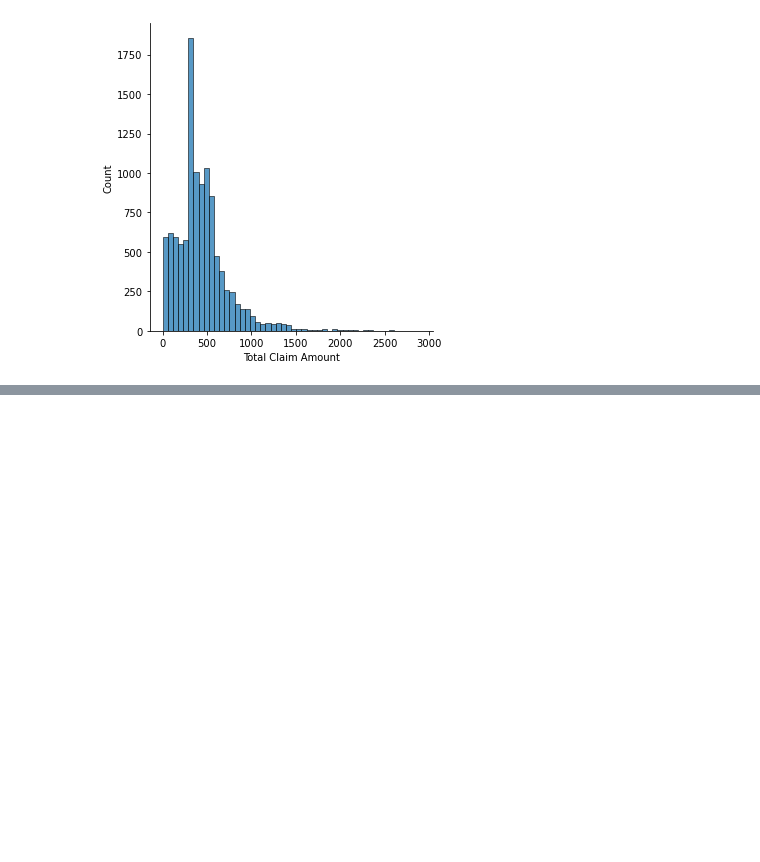
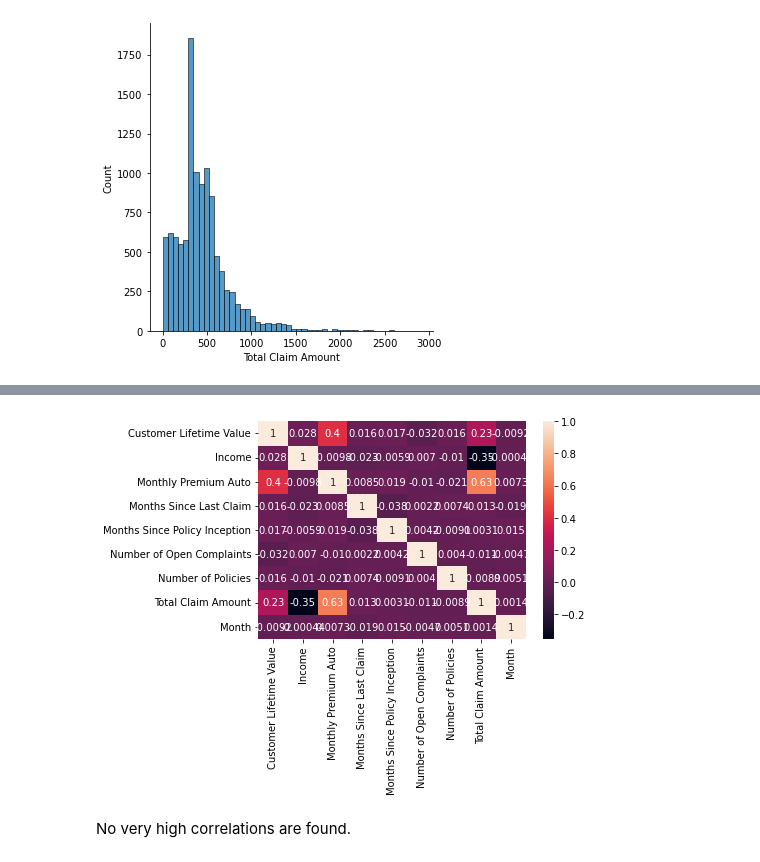
Before and after one commit to DaLahrmann/lab-customer-analysis-round-2, a Jupyter notebook: Round2_2.ipynb, the cells around one changed output, grey strips where cells are left out. Saved outputs shown, nothing was run; the diff lists cells and outputs as text; code cells hidden in the pictures; blank space fills up the shorter version.

```diff
--- a/Round2_2.ipynb
+++ b/Round2_2.ipynb
@@ -75,0 +102,8 @@ plt.show()
+# %%
+correlations_matrix = numerical.corr()
+sns.heatmap(correlations_matrix, annot=True)
+plt.show()
+# %% [output]
+[figure, added]
+# %% [markdown]
+No very high correlations are found.
```
Also changed, not shown: parts of 5 cells of this notebook.
